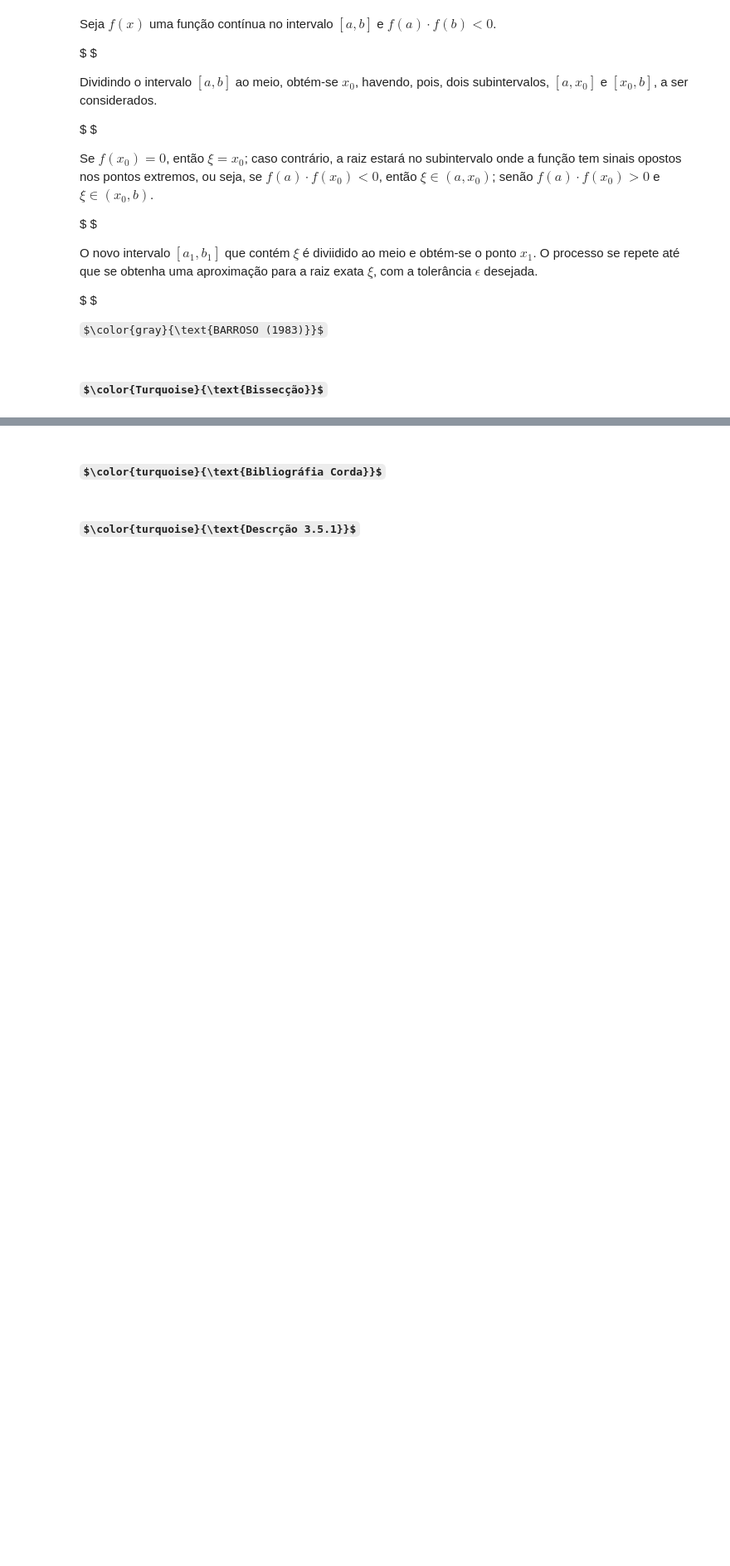
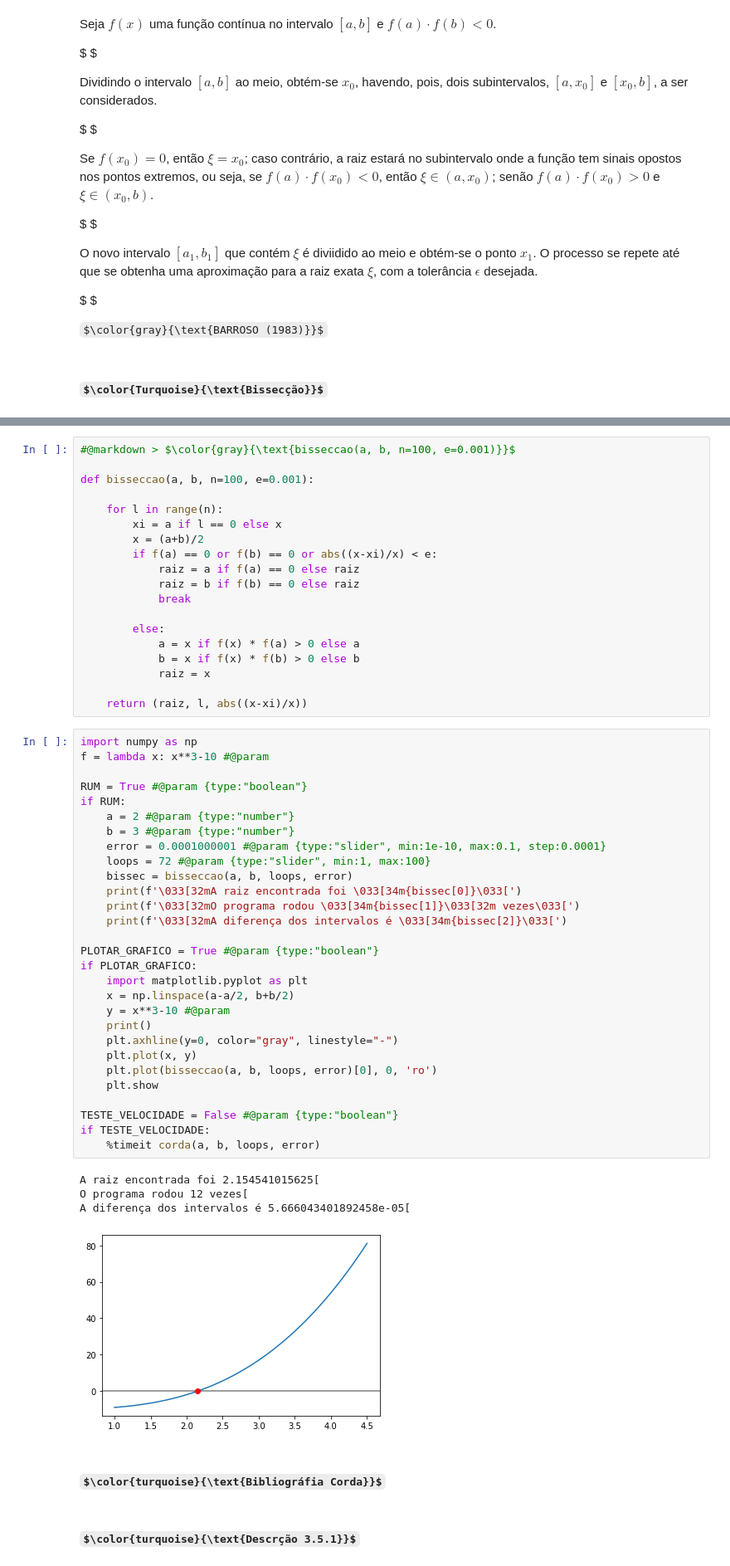
Before and after one commit to kleber293/calculo_numerico, a Jupyter notebook: Calculo_Numerico.ipynb, the cells around one changed output, grey strips where cells are left out. Shown at 83% size. Cells and saved outputs as stored; diff of their text form; some formulas as TeX source; blank space fills up the shorter version.

```diff
--- a/Calculo_Numerico.ipynb
+++ b/Calculo_Numerico.ipynb
@@ -596,3 +527,56 @@ if TESTAR_A_VELOCIDADE:
+# %%
+#@markdown > $\color{gray}{\text{bisseccao(a, b, n=100, e=0.001)}}$
+
+def bisseccao(a, b, n=100, e=0.001):
+
+    for l in range(n):
+        xi = a if l == 0 else x
+        x = (a+b)/2
+        if f(a) == 0 or f(b) == 0 or abs((x-xi)/x) < e:
+            raiz = a if f(a) == 0 else raiz
+            raiz = b if f(b) == 0 else raiz
+            break
+
+        else:
+            a = x if f(x) * f(a) > 0 else a
+            b = x if f(x) * f(b) > 0 else b
+            raiz = x
+
+    return (raiz, l, abs((x-xi)/x))
+# %%
+import numpy as np
+f = lambda x: x**3-10 #@param
+
+RUM = True #@param {type:"boolean"}
+if RUM:
+    a = 2 #@param {type:"number"}
+    b = 3 #@param {type:"number"}
+    error = 0.0001000001 #@param {type:"slider", min:1e-10, max:0.1, step:0.0001}
+    loops = 72 #@param {type:"slider", min:1, max:100}
+    bissec = bisseccao(a, b, loops, error)
+    print(f'\033[32mA raiz encontrada foi \033[34m{bissec[0]}\033[')
+    print(f'\033[32mO programa rodou \033[34m{bissec[1]}\033[32m vezes\033[')
+    print(f'\033[32mA diferença dos intervalos é \033[34m{bissec[2]}\033[')
+
+PLOTAR_GRAFICO = True #@param {type:"boolean"}
+if PLOTAR_GRAFICO:
+    import matplotlib.pyplot as plt
+    x = np.linspace(a-a/2, b+b/2)
+    y = x**3-10 #@param
+    print()
+    plt.axhline(y=0, color="gray", linestyle="-")
+    plt.plot(x, y)
+    plt.plot(bisseccao(a, b, loops, error)[0], 0, 'ro')
+    plt.show
+
+TESTE_VELOCIDADE = False #@param {type:"boolean"}
+if TESTE_VELOCIDADE:
+    %timeit corda(a, b, loops, error)
+# %% [output]
+A raiz encontrada foi 2.154541015625[
+O programa rodou 12 vezes[
+A diferença dos intervalos é 5.666043401892458e-05[
+[figure, added]
 # %% [markdown]
 ### $\color{turquoise}{\text{Bibliográfia Corda}}$
 # %% [markdown]
```
Also changed, not shown: parts of 10 cells of this notebook.
